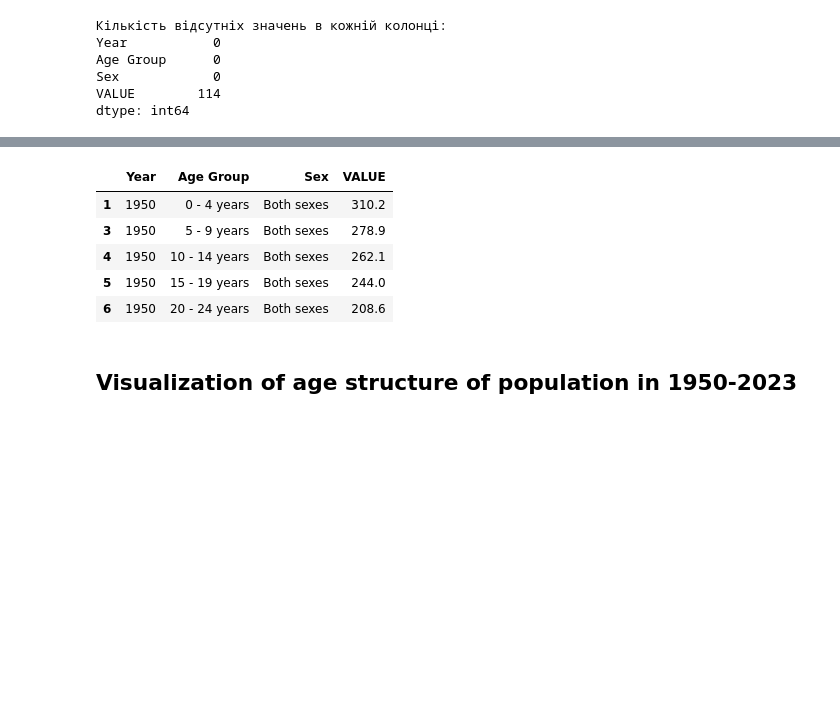
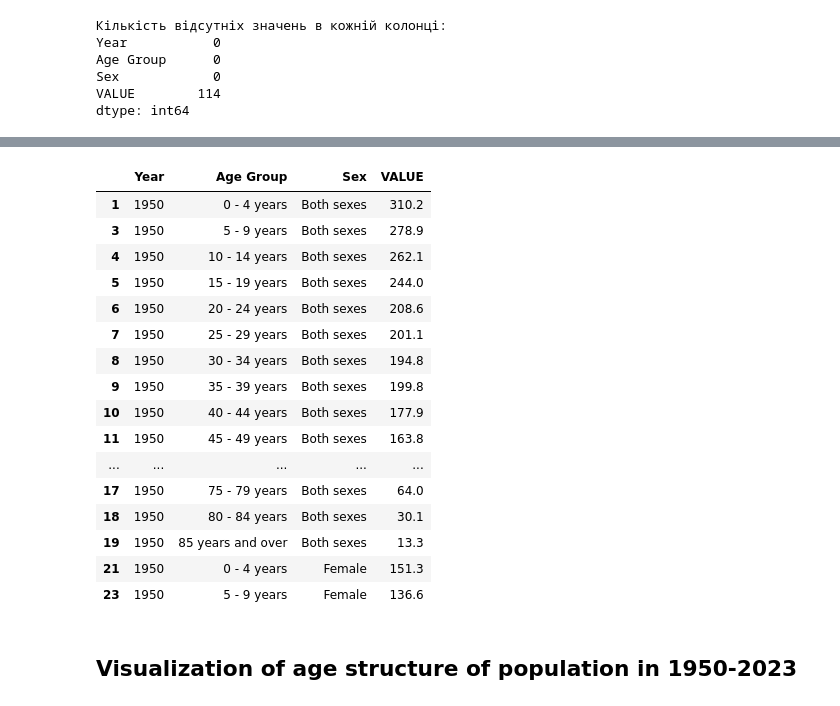
Before and after one commit to IlliaFadieiev/CA1, a Jupyter notebook: CA_main.ipynb, the cells around one changed output, grey strips where cells are left out. Saved outputs shown, nothing was run; the diff lists cells and outputs as text; code cells hidden in the pictures; blank space fills up the shorter version.

```diff
--- a/CA_main.ipynb
+++ b/CA_main.ipynb
@@ -103,16 +114,27 @@ df = filled_df
 # %%
 selected_age_groups = ['0 - 4 years', '5 - 9 years', '10 - 14 years', '15 - 19 years', '20 - 24 years', '25 - 29 years', '30 - 34 years', '35 - 39 years', '40 - 44 years', '45 - 49 years', '50 - 54 years', '55 - 59 years', '60 - 64 years', '65 - 69 years', '70 - 74 years', '75 - 79 years', '80 - 84 years',
  '85 years and over']
 filtered_by_age_groups_df = df[df['Age Group'].isin(selected_age_groups)]
 df = filtered_by_age_groups_df
-df.head()
+df.head(20)
 # %% [output]
 |  | Year | Age Group | Sex | VALUE |
 | 1 | 1950 | 0 - 4 years | Both sexes | 310.2 |
 | 3 | 1950 | 5 - 9 years | Both sexes | 278.9 |
 | 4 | 1950 | 10 - 14 years | Both sexes | 262.1 |
 | 5 | 1950 | 15 - 19 years | Both sexes | 244.0 |
 | 6 | 1950 | 20 - 24 years | Both sexes | 208.6 |
+| 7 | 1950 | 25 - 29 years | Both sexes | 201.1 |
+| 8 | 1950 | 30 - 34 years | Both sexes | 194.8 |
+| 9 | 1950 | 35 - 39 years | Both sexes | 199.8 |
+| 10 | 1950 | 40 - 44 years | Both sexes | 177.9 |
+| 11 | 1950 | 45 - 49 years | Both sexes | 163.8 |
+| ... | ... | ... | ... | ... |
+| 17 | 1950 | 75 - 79 years | Both sexes | 64.0 |
+| 18 | 1950 | 80 - 84 years | Both sexes | 30.1 |
+| 19 | 1950 | 85 years and over | Both sexes | 13.3 |
+| 21 | 1950 | 0 - 4 years | Female | 151.3 |
+| 23 | 1950 | 5 - 9 years | Female | 136.6 |
 # %% [markdown]
 ## Visualization of age structure of population in 1950-2023
 # %%
```
Also changed, not shown: parts of 15 cells of this notebook.
